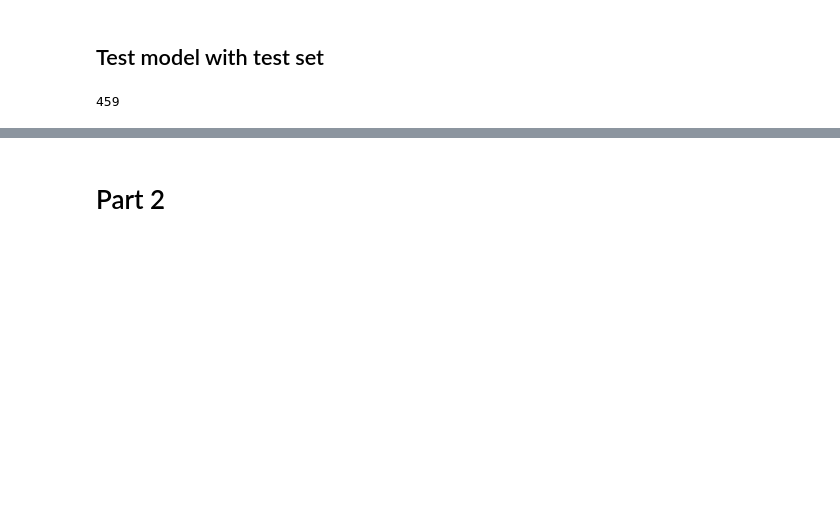
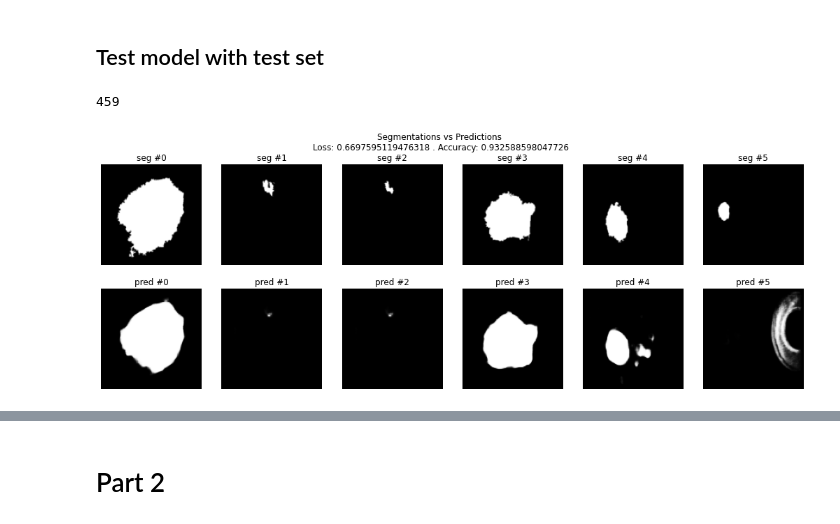
Before and after one commit to nikarav/Deep-Learning-In-Computer-Vision, a Jupyter notebook: Project3/Project3.ipynb, the cells around one changed output, grey strips where cells are left out. Saved outputs shown, nothing was run; the diff lists cells and outputs as text; code cells hidden in the pictures; blank space fills up the shorter version.

```diff
--- a/Project3/Project3.ipynb
+++ b/Project3/Project3.ipynb
@@ -691,6 +706,48 @@ testset = ISIC(data_path='/dtu/datasets1/02514/isic/test_style0', test=True, tra
 test_loader = DataLoader(testset, batch_size=batch_size, shuffle=False, num_workers=3)
 # %% [output]
 459
+# %%
+def evaluate(model, test_loader, loss_fn, vis=True):
+    model.eval()  # testing mode
+    test_loss = 0
+    test_correct = 0
+    batch_counter = 0
+    for x_test, y_test in test_loader:
+        batch_counter +=1
+        x_test, y_test = x_test.to(device), y_test.to(device)
+        with torch.no_grad():
+            output, y_sigmoid = model(x_test)
+            y_pred = torch.where(y_sigmoid > 0.5, 1., 0.)
+
+        loss = loss_fn(y_test, y_sigmoid)
+        test_loss += loss/len(test_loader)
+        test_correct += (y_test==y_pred).sum().cpu().item()
+
+        # keep some images from the first batch for visualizion
+        if batch_counter == 1:
+            y_test_ = copy.deepcopy(y_test)
+            y_sigmoid_ = copy.deepcopy(y_sigmoid)
+
+    test_accuracy = test_correct/(len(testset)*128*128)
+
+    if vis:
+        for k in range(6):
+            plt.subplot(2, 6, k+1)
+            plt.imshow(y_test_.detach().cpu()[k, 0], cmap='gray')
+            plt.title(f'seg #{k}')
+            plt.axis('off')
+
+            plt.subplot(2, 6, k+7)
+            plt.imshow(y_sigmoid_.detach().cpu().numpy()[k, 0], cmap='gray')
+            plt.title(f'pred #{k}')
+            plt.axis('off')
+
+        plt.suptitle(f'Segmentations vs Predictions \nLoss: {test_loss} . Accuracy: {test_accuracy}')
+        plt.show()
+# %%
+evaluate(model, test_loader, bce_loss)
+# %% [output]
+[figure, added]
 # %%
 def predict(model, data, loss_fn, vis=False):
     X_test, Y_test = next(iter(data))
```
Also changed, not shown: parts of 25 cells of this notebook, 1 other file.
